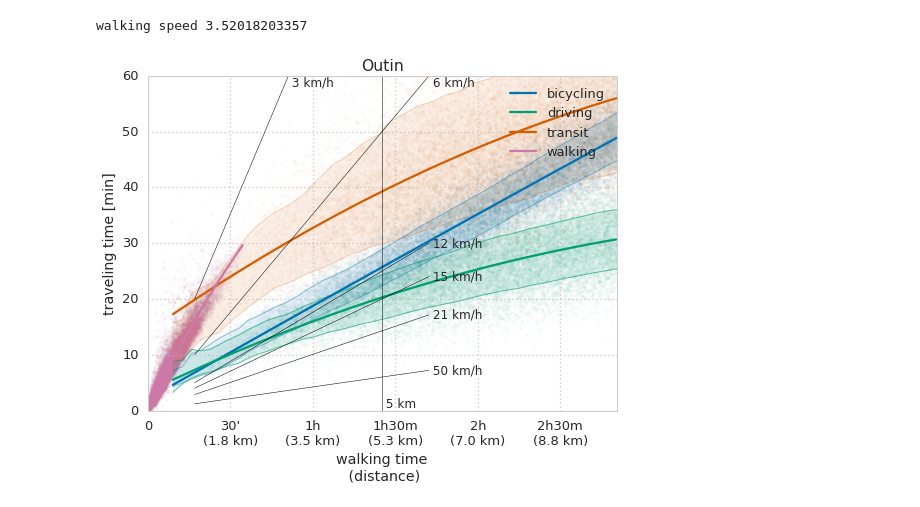
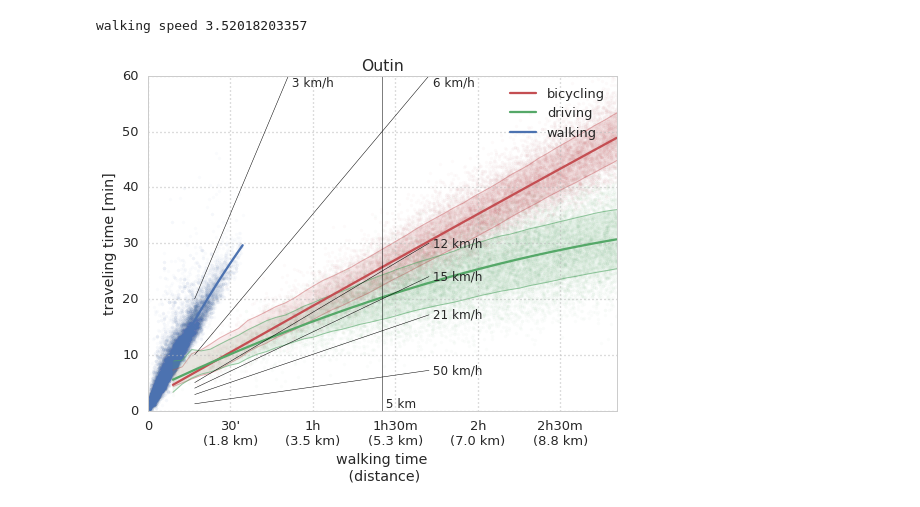
Before and after one commit to astyonax/TimingParis, a Jupyter notebook: notebooks/TimeParis-plots.ipynb, the cells around one changed output. Cells and saved outputs as stored; diff of their text form; code cells hidden in the pictures.

Commit message:
updated readme (fairer transit comparison)

```diff
--- a/notebooks/TimeParis-plots.ipynb
+++ b/notebooks/TimeParis-plots.ipynb
@@ -112,26 +110,29 @@ print 'walking speed', 1/h_per_km
 # %% [output]
 walking speed 3.52018203357
 # %%
+import itertools
 zo={'driving':3,'bicycling':2,'transit':1}
-import itertools
+colors = sns.color_palette('deep',n_colors=3)[::-1]
 scale = 1.2
 fig,ax=plt.subplots(1,1,figsize=(7*scale,5*scale))
 ax.cla()
+c=0
 for _x,_y in data.groupby('mode'):
+    if _x == 'transit' : continue
     ix = _y['distance[km]']
     x,y = _y['distance[km]']*h_per_km,_y['duration[m]']
     ax.scatter(x,y.values,\
-               color=sns.color_palette()[c],s=12,linewidth=0,zorder=-10,alpha=.025)
+               color=colors[c],s=12,linewidth=0,zorder=-10,alpha=.025)
 
     fx,fy = fitit(x,y,func=poly,p0=[0,]*3)
+    ax.plot(fx,fy,color=colors[c],label=_x)
 
-    ax.plot(fx,fy,color=sns.color_palette()[c],label=_x)
     if not _x=='walking':
         vx,my,vy = wvarlist(ix,y,0.2,0.500)
         vy=vy**.5
-        ax.fill_between(vx*h_per_km,my-vy,my+vy,color=sns.color_palette()[c],alpha=.1,zorder=-10+zo[_x])
-        ax.plot(vx*h_per_km,my+vy,color=sns.color_palette()[c],lw=1,zorder=-10+zo[_x],alpha=.2*zo[_x])
-        ax.plot(vx*h_per_km,my-vy,color=sns.color_palette()[c],lw=1,zorder=-10+zo[_x],alpha=.2*zo[_x])
+        ax.fill_between(vx*h_per_km,my-vy,my+vy,color=colors[c],alpha=.1,zorder=-10+zo[_x])
+        ax.plot(vx*h_per_km,my+vy,color=colors[c],lw=1,zorder=-10+zo[_x],alpha=.2*zo[_x])
+        ax.plot(vx*h_per_km,my-vy,color=colors[c],lw=1,zorder=-10+zo[_x],alpha=.2*zo[_x])
         c+=1
 
     if _x =='walking':
@@ -144,31 +145,31 @@ for _x,_y in data.groupby('mode'):
             x0=x[-1]*h_per_km
             y0=y[-1]
             va = 'center'
             if y0>=60:
                 y0 = 60
                 x0 = 60*km_per_h/60.*h_per_km
                 va = 'top'
             ax.text(x0,y0,' {0:d} km/h'.format(km_per_h),verticalalignment=va,horizontalalignment=ha.next(),fontsize=12)
 
 ax.set_ylim(0,60)
 ax.set_xlim(0,10*h_per_km)
 ax.set_ylabel('traveling time [min]')
 ax.set_xlabel('walking time\n (distance)')
 
 xticks=[0,.5,1,1.5,2,2.5]
 xticks_labels=['0','30\'','1h','1h30m','2h','2h30m']
 xticks_labels=['{0:s}\n({1:.1f} km)'.format(j,i/h_per_km) for i,j in zip(xticks,xticks_labels)]
 xticks_labels[0]='0'
 ax.xaxis.set_ticks(xticks)
 ax.xaxis.set_ticklabels(xticks_labels)
 
 ax.axvline(5*h_per_km,color='k',lw=.5)
 # ax.axvline(5*1.5*h_per_km,color='k',lw=.5)
 ax.text(5*h_per_km,0,' 5 km',verticalalignment='bottom',horizontalalignment='left',fontsize=12)
 # ax.text(5*1.5*h_per_km,0,' 7.5 km',verticalalignment='bottom',horizontalalignment='left',fontsize=12)
 ax.grid(True,color='#bbbbbb',which='major',linestyle=':')
 ax.legend()
 ax.set_title(TITLE.capitalize())
 fig.savefig('../plots/{0:s}_timing.png'.format(TITLE),dpi=96,bbox_inches='tight')
 # %% [output]
-[figure, old version]
+[figure, new version]
```
Also changed, not shown: parts of 3 cells of this notebook, 9 other files.
